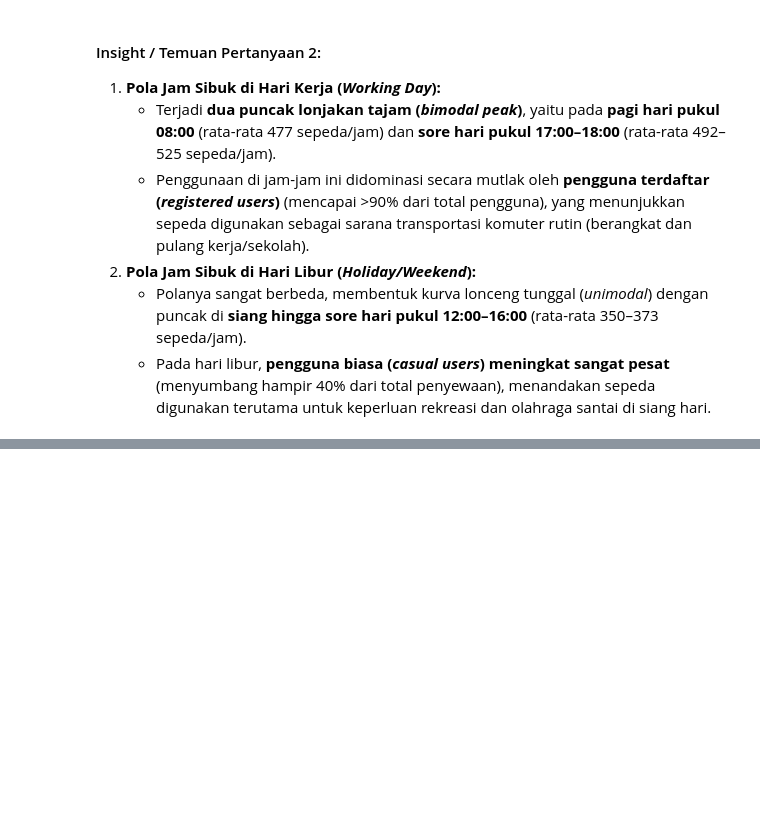
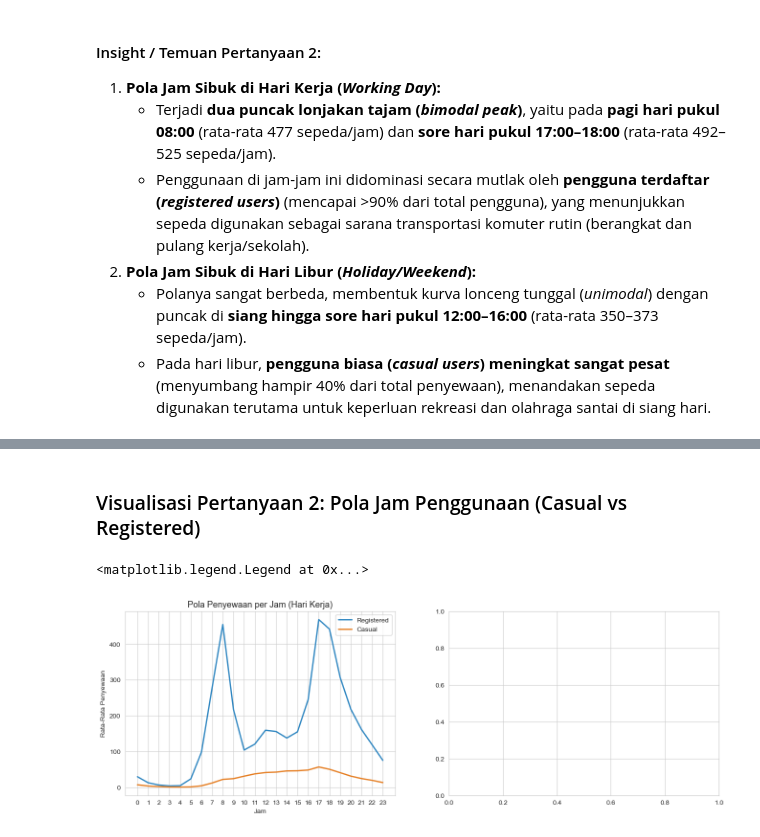
Before and after one commit to primoputra/proyek_analisis_data, a Jupyter notebook: notebook.ipynb, the cells around one changed output, grey strips where cells are left out. Cells and saved outputs as stored; diff of their text form; code cells hidden in the pictures; blank space fills up the shorter version.

```diff
--- a/notebook.ipynb
+++ b/notebook.ipynb
@@ -360,0 +489,17 @@ display(
+# %% [markdown]
+### Visualisasi Pertanyaan 2: Pola Jam Penggunaan (Casual vs Registered)
+# %%
+fig, axes = plt.subplots(nrows=1, ncols=2, figsize=(16, 5))
+
+# Grafik kiri: Hari Kerja
+working_data = hourly_usage_eda[hourly_usage_eda['workingday'] == 'Working Day']
+axes[0].plot(working_data['hr'], working_data['registered'], color='#2E86C1', label='Registered', linewidth=2)
+axes[0].plot(working_data['hr'], working_data['casual'], color='#E67E22', label='Casual', linewidth=2)
+axes[0].set_title('Pola Penyewaan per Jam (Hari Kerja)', fontsize=13)
+axes[0].set_xlabel('Jam')
+axes[0].set_ylabel('Rata-Rata Penyewaan')
+axes[0].set_xticks(range(0, 24))
+axes[0].legend()
+# %% [output]
+<matplotlib.legend.Legend at 0x...>
+[figure, added]
```
Also changed, not shown: parts of 8 cells of this notebook.
